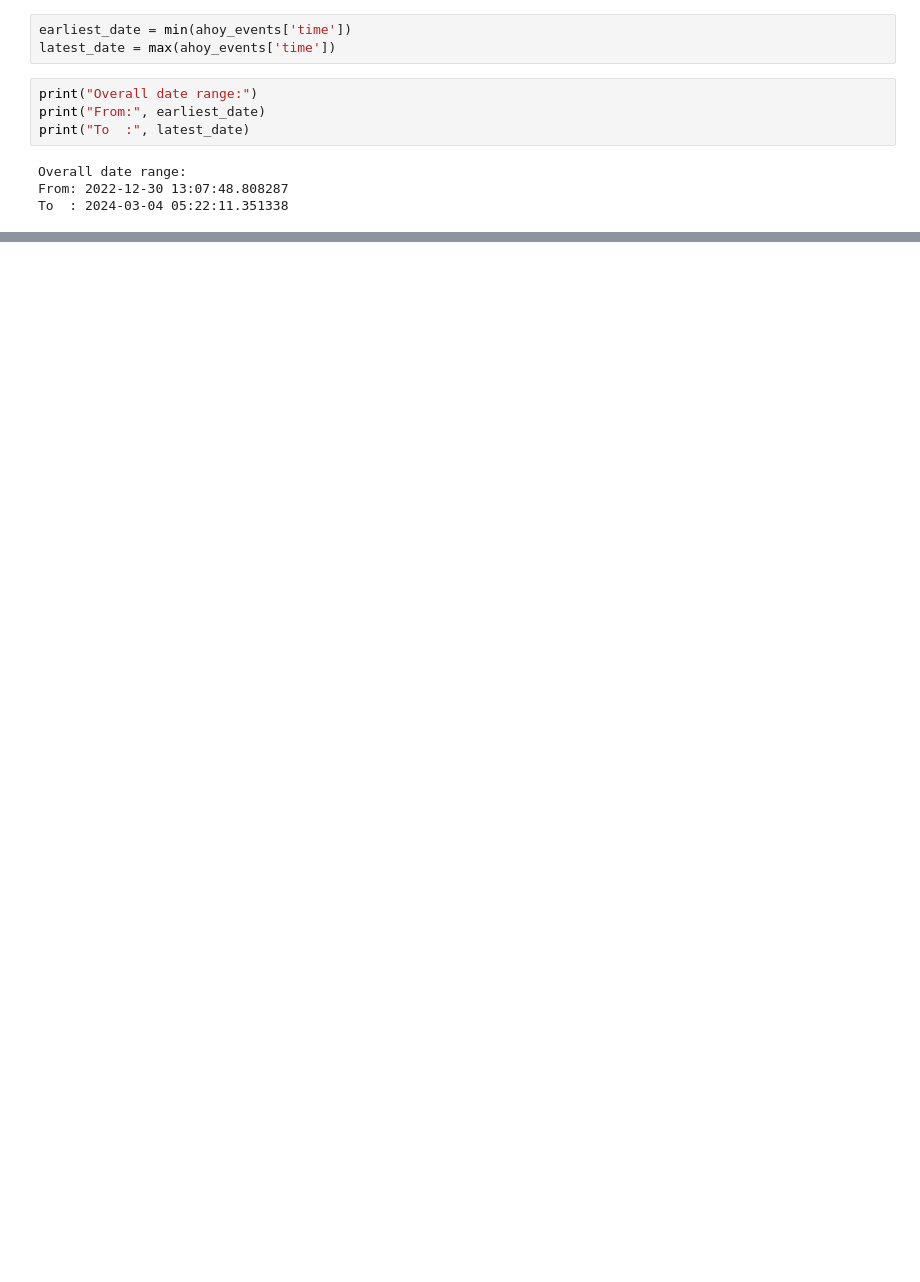
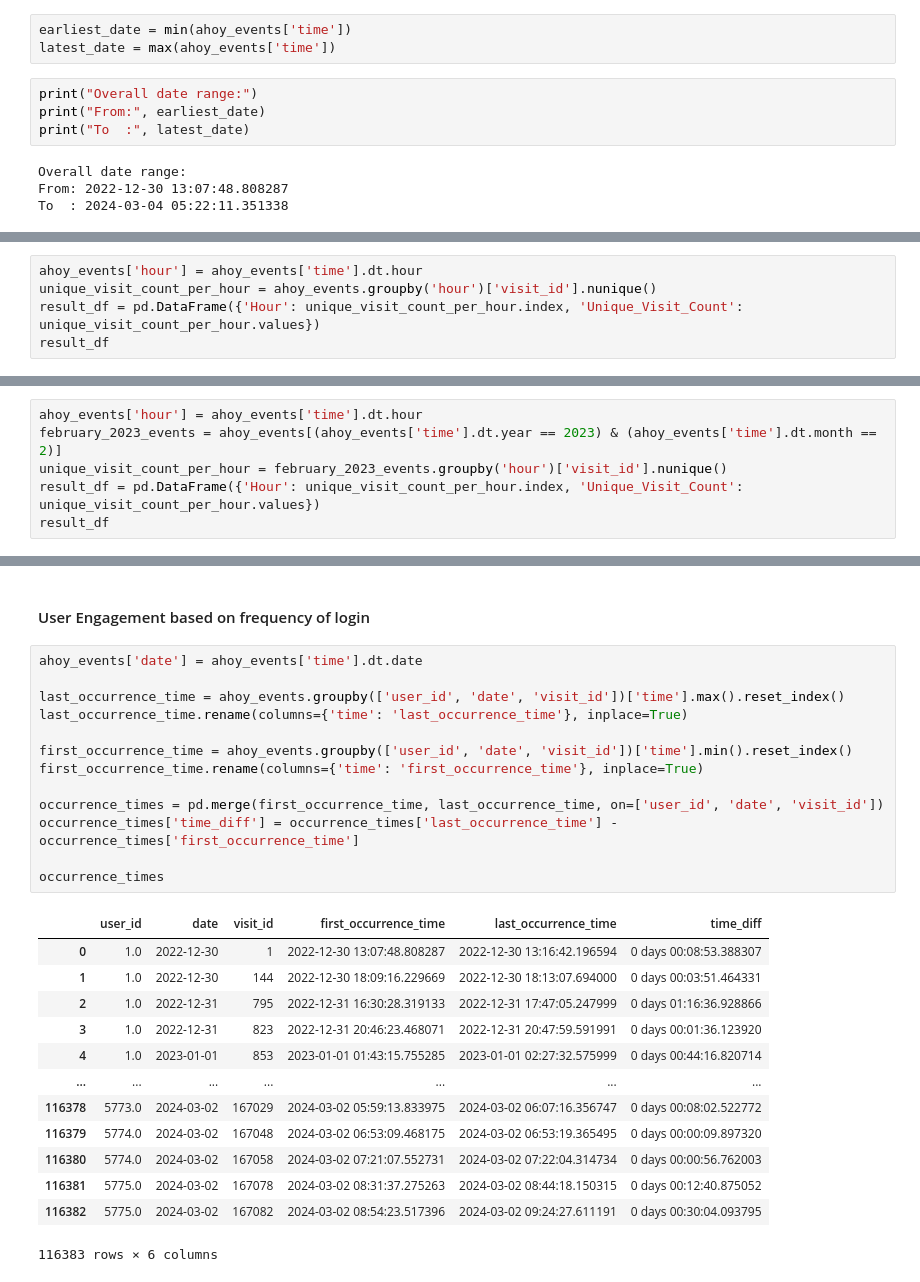
Before and after one commit to taleyahusn21/User-Engagement, a Jupyter notebook: User Engagement.ipynb, the cells around one changed output, grey strips where cells are left out. Cells and saved outputs as stored; diff of their text form; blank space fills up the shorter version.

```diff
--- a/User Engagement.ipynb
+++ b/User Engagement.ipynb
@@ -520,0 +611,5 @@ user_monthly_counts
+# %%
+ahoy_events['hour'] = ahoy_events['time'].dt.hour
+unique_visit_count_per_hour = ahoy_events.groupby('hour')['visit_id'].nunique()
+result_df = pd.DataFrame({'Hour': unique_visit_count_per_hour.index, 'Unique_Visit_Count': unique_visit_count_per_hour.values})
+result_df
@@ -520,0 +641,6 @@ user_monthly_counts
+# %%
+ahoy_events['hour'] = ahoy_events['time'].dt.hour
+february_2023_events = ahoy_events[(ahoy_events['time'].dt.year == 2023) & (ahoy_events['time'].dt.month == 2)]
+unique_visit_count_per_hour = february_2023_events.groupby('hour')['visit_id'].nunique()
+result_df = pd.DataFrame({'Hour': unique_visit_count_per_hour.index, 'Unique_Visit_Count': unique_visit_count_per_hour.values})
+result_df
@@ -520,0 +758,29 @@ user_monthly_counts
+# %% [markdown]
+#### User Engagement based on frequency of login
+# %%
+ahoy_events['date'] = ahoy_events['time'].dt.date
+
+last_occurrence_time = ahoy_events.groupby(['user_id', 'date', 'visit_id'])['time'].max().reset_index()
+last_occurrence_time.rename(columns={'time': 'last_occurrence_time'}, inplace=True)
+
+first_occurrence_time = ahoy_events.groupby(['user_id', 'date', 'visit_id'])['time'].min().reset_index()
+first_occurrence_time.rename(columns={'time': 'first_occurrence_time'}, inplace=True)
+
+occurrence_times = pd.merge(first_occurrence_time, last_occurrence_time, on=['user_id', 'date', 'visit_id'])
+occurrence_times['time_diff'] = occurrence_times['last_occurrence_time'] - occurrence_times['first_occurrence_time']
+
+occurrence_times
+# %% [output]
+|  | user_id | date | visit_id | first_occurrence_time | last_occurrence_time | time_diff |
+| 0 | 1.0 | 2022-12-30 | 1 | 2022-12-30 13:07:48.808287 | 2022-12-30 13:16:42.196594 | 0 days 00:08:53.388307 |
+| 1 | 1.0 | 2022-12-30 | 144 | 2022-12-30 18:09:16.229669 | 2022-12-30 18:13:07.694000 | 0 days 00:03:51.464331 |
+| 2 | 1.0 | 2022-12-31 | 795 | 2022-12-31 16:30:28.319133 | 2022-12-31 17:47:05.247999 | 0 days 01:16:36.928866 |
+| 3 | 1.0 | 2022-12-31 | 823 | 2022-12-31 20:46:23.468071 | 2022-12-31 20:47:59.591991 | 0 days 00:01:36.123920 |
+| 4 | 1.0 | 2023-01-01 | 853 | 2023-01-01 01:43:15.755285 | 2023-01-01 02:27:32.575999 | 0 days 00:44:16.820714 |
+| ... | ... | ... | ... | ... | ... | ... |
+| 116378 | 5773.0 | 2024-03-02 | 167029 | 2024-03-02 05:59:13.833975 | 2024-03-02 06:07:16.356747 | 0 days 00:08:02.522772 |
+| 116379 | 5774.0 | 2024-03-02 | 167048 | 2024-03-02 06:53:09.468175 | 2024-03-02 06:53:19.365495 | 0 days 00:00:09.897320 |
+| 116380 | 5774.0 | 2024-03-02 | 167058 | 2024-03-02 07:21:07.552731 | 2024-03-02 07:22:04.314734 | 0 days 00:00:56.762003 |
+| 116381 | 5775.0 | 2024-03-02 | 167078 | 2024-03-02 08:31:37.275263 | 2024-03-02 08:44:18.150315 | 0 days 00:12:40.875052 |
+| 116382 | 5775.0 | 2024-03-02 | 167082 | 2024-03-02 08:54:23.517396 | 2024-03-02 09:24:27.611191 | 0 days 00:30:04.093795 |
+116383 rows × 6 columns
```
Also changed, not shown: parts of 27 cells of this notebook.
